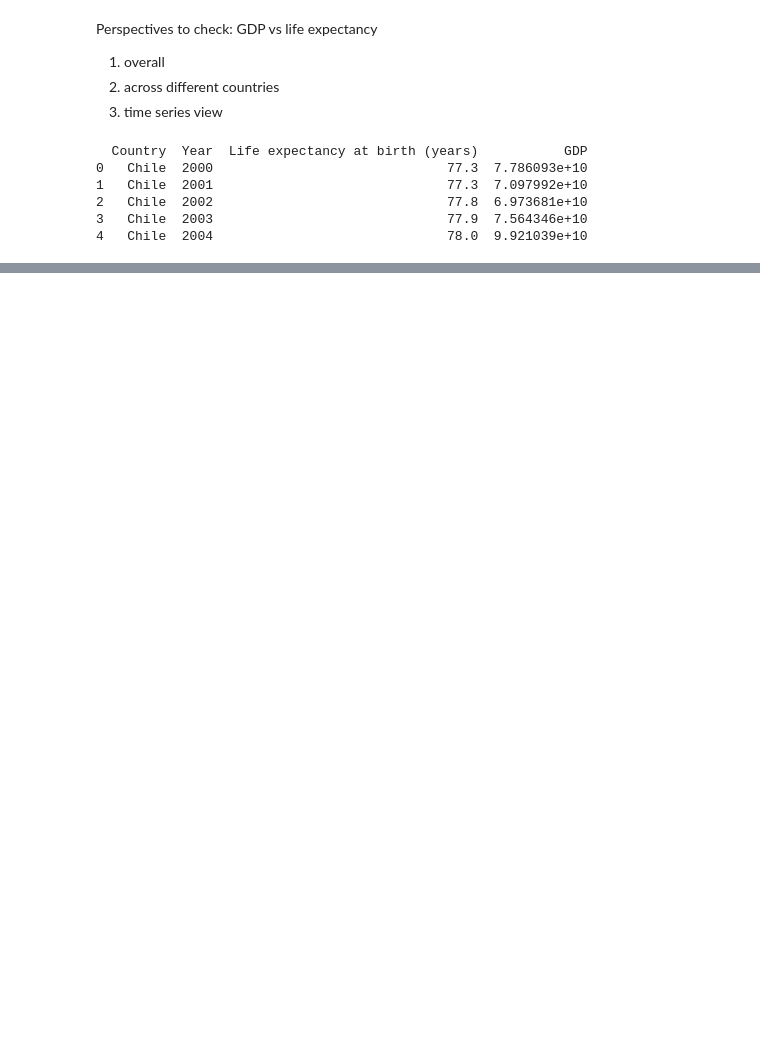
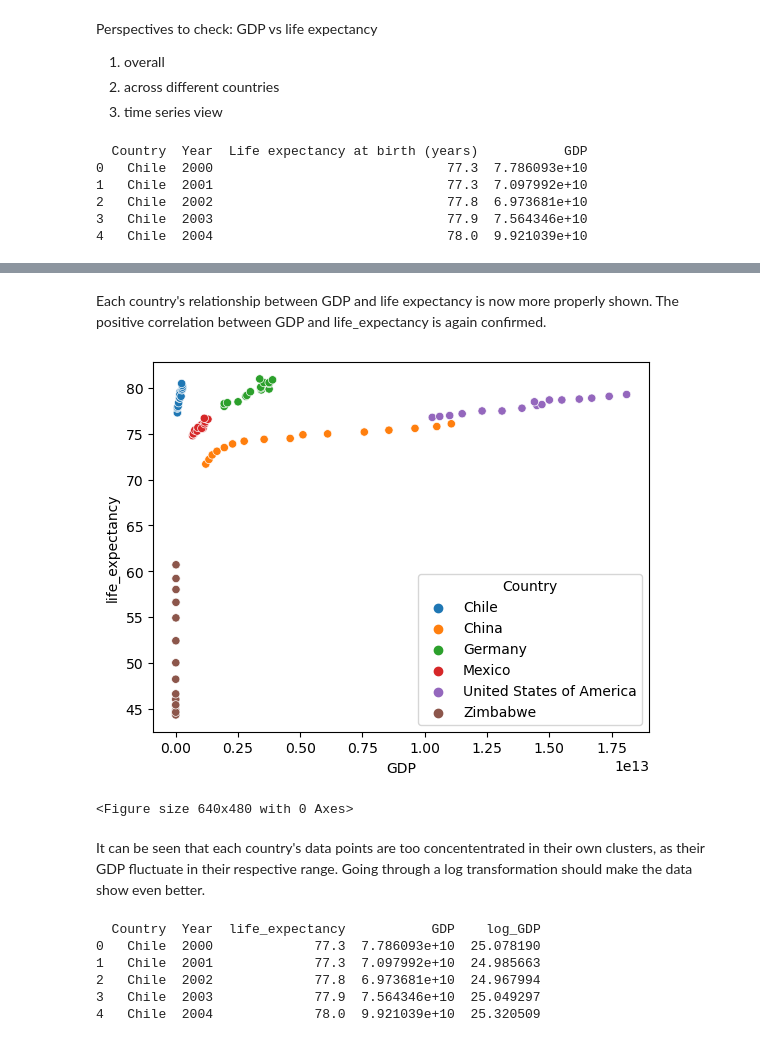
Before and after one commit to xuanzee/ds_life_expectancy, a Jupyter notebook: life_expectancy_gdp.ipynb, the cells around one changed output, grey strips where cells are left out. Saved outputs shown, nothing was run; the diff lists cells and outputs as text; code cells hidden in the pictures; blank space fills up the shorter version.

```diff
--- a/life_expectancy_gdp.ipynb
+++ b/life_expectancy_gdp.ipynb
@@ -46,0 +89,14 @@ sns.scatterplot(data=data, x='GDP', y='life_expectancy')
+# %% [markdown]
+Each country's relationship between GDP and life expectancy is now more properly shown.
+The positive correlation between GDP and life_expectancy is again confirmed.
+# %%
+#showing all countries together again with country as hue.
+sns.scatterplot(data=data, x='GDP', y='life_expectancy', hue='Country')
+plt.show()
+plt.clf()
+# %% [output]
+[figure, added]
+<Figure size 640x480 with 0 Axes>
+# %% [markdown]
+It can be seen that each country's data points are too concententrated in their own clusters, as their GDP fluctuate in their respective range.
+Going through a log transformation should make the data show even better.
@@ -46,0 +105,9 @@ sns.scatterplot(data=data, x='GDP', y='life_expectancy')
+# %%
+print(data.head())
+# %% [output]
+  Country  Year  life_expectancy           GDP    log_GDP
+0   Chile  2000             77.3  7.786093e+10  25.078190
+1   Chile  2001             77.3  7.097992e+10  24.985663
+2   Chile  2002             77.8  6.973681e+10  24.967994
+3   Chile  2003             77.9  7.564346e+10  25.049297
+4   Chile  2004             78.0  9.921039e+10  25.320509
```
Also changed, not shown: parts of 15 cells of this notebook.
